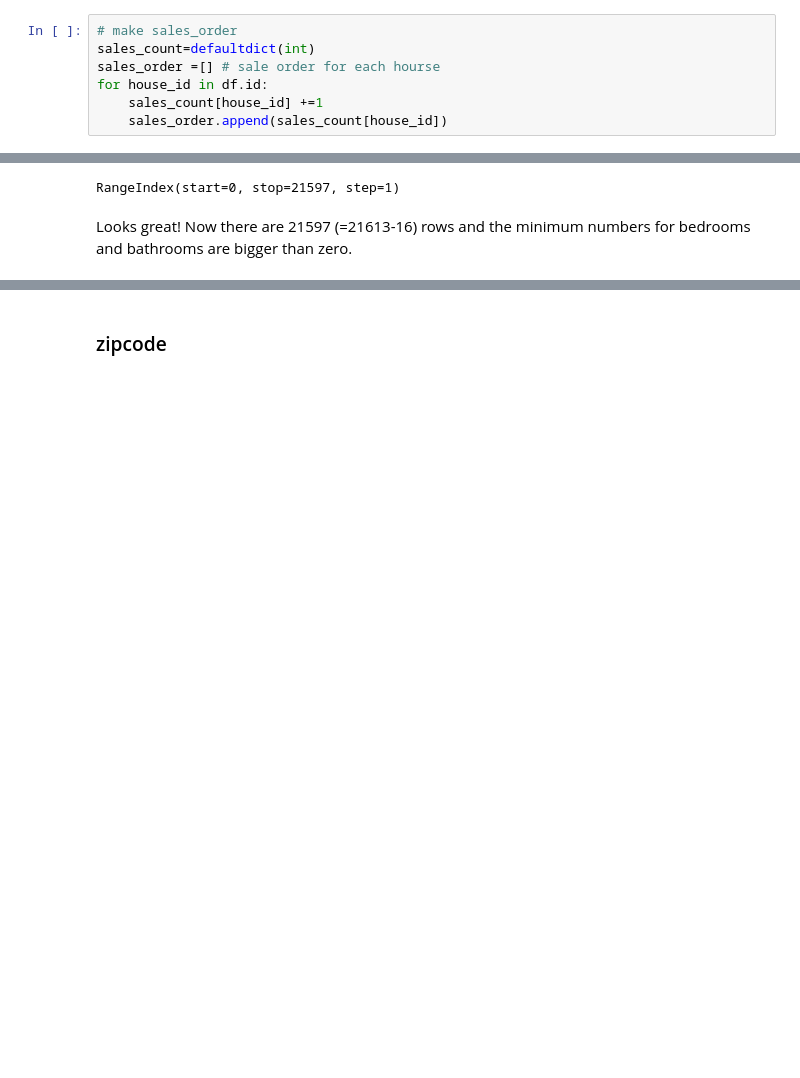
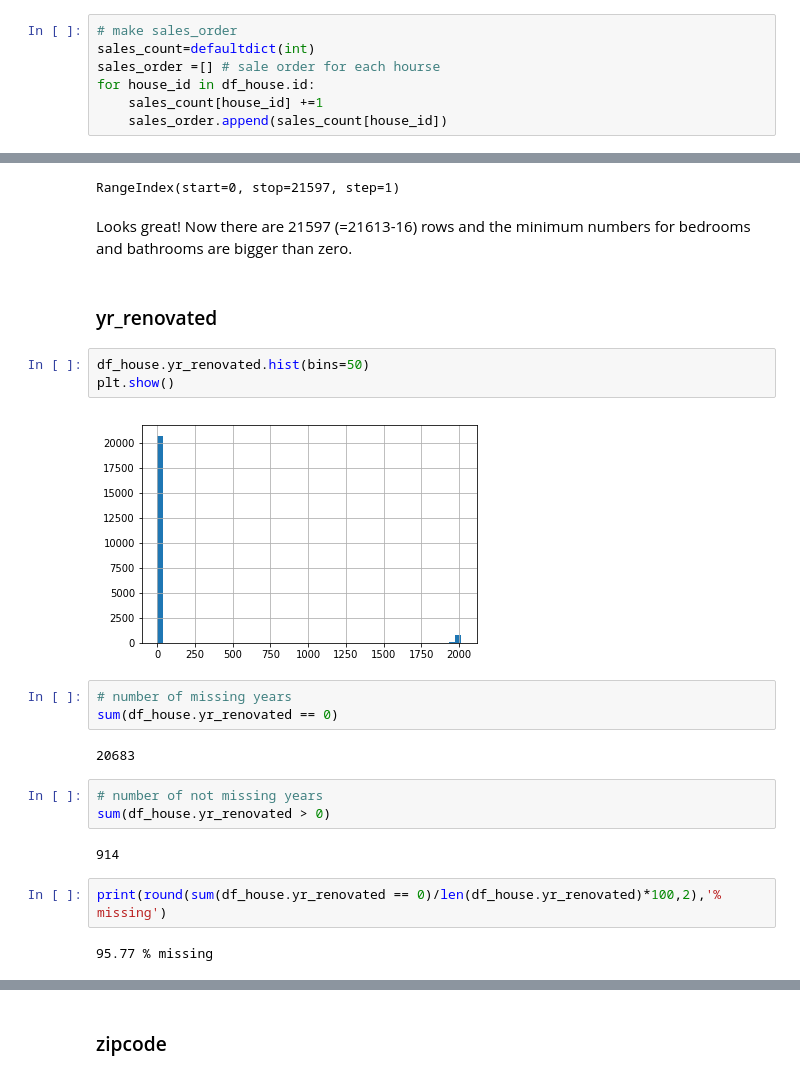
Before and after one commit to math470/Springboard_Capstone_Project_1, a Jupyter notebook: King County House Price DataWrangling.ipynb, the cells around one changed output, grey strips where cells are left out. Drawn from its saved outputs; the diff is of its cells as text; blank space fills up the shorter version.

```diff
--- a/King County House Price DataWrangling.ipynb
+++ b/King County House Price DataWrangling.ipynb
@@ -164,7 +164,7 @@ str
 # make sales_order
 sales_count=defaultdict(int)
 sales_order =[] # sale order for each hourse
-for house_id in df.id:
+for house_id in df_house.id:
     sales_count[house_id] +=1
     sales_order.append(sales_count[house_id])
 # %%
@@ -482,3 +482,24 @@ df_house.index
 RangeIndex(start=0, stop=21597, step=1)
 # %% [markdown]
 Looks great! Now there are 21597 (=21613-16) rows and the minimum numbers for bedrooms and bathrooms are bigger than zero.
+# %% [markdown]
+### yr_renovated
+# %%
+df_house.yr_renovated.hist(bins=50)
+plt.show()
+# %% [output]
+[figure, added]
+# %%
+# number of missing years
+sum(df_house.yr_renovated == 0)
+# %% [output]
+20683
+# %%
+# number of not missing years
+sum(df_house.yr_renovated > 0)
+# %% [output]
+914
+# %%
+print(round(sum(df_house.yr_renovated == 0)/len(df_house.yr_renovated)*100,2),'% missing')
+# %% [output]
+95.77 % missing
```
Also changed, not shown: parts of 13 cells of this notebook.
